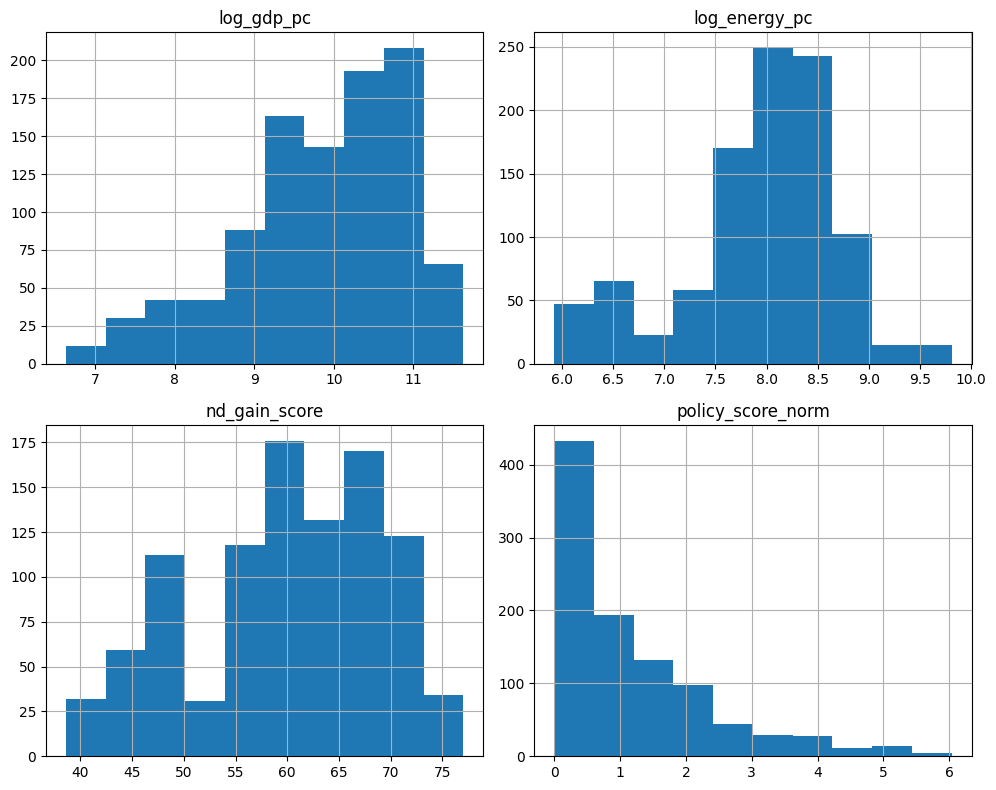
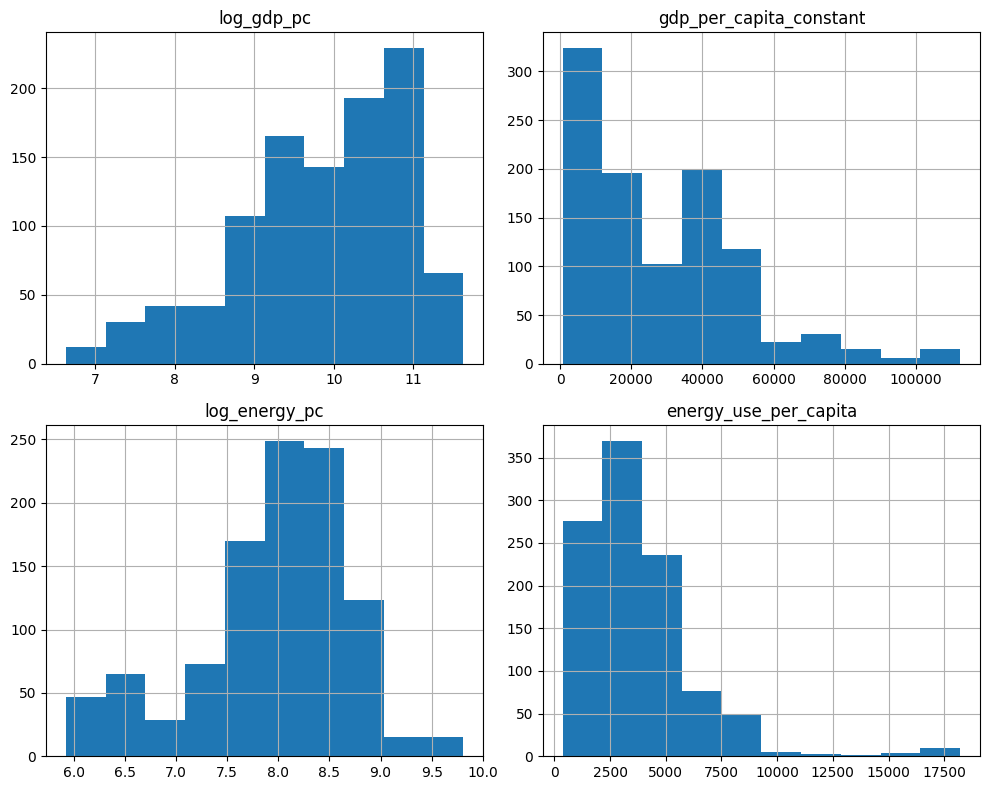
The notebook cell's code change between the first figure and the second:
--- before
+++ after
@@ -24,6 +24,12 @@
 
 # Quick check on the new distributions
-df_clean[['log_gdp_pc', 'log_energy_pc', 'nd_gain_score', 'policy_score_norm']].hist(figsize=(10,8))
+
+
+df[['log_gdp_pc','gdp_per_capita_constant', 'log_energy_pc','energy_use_per_capita']].hist(figsize=(10,8))
 plt.tight_layout()
+
+# Save the plots for the report to outputs folder
+plt.savefig('../outputs/distribution_plots.png')
+
 
 # Save the cleaned and engineered dataset for clustering

Commit: working on report. changed oecd naming conventions